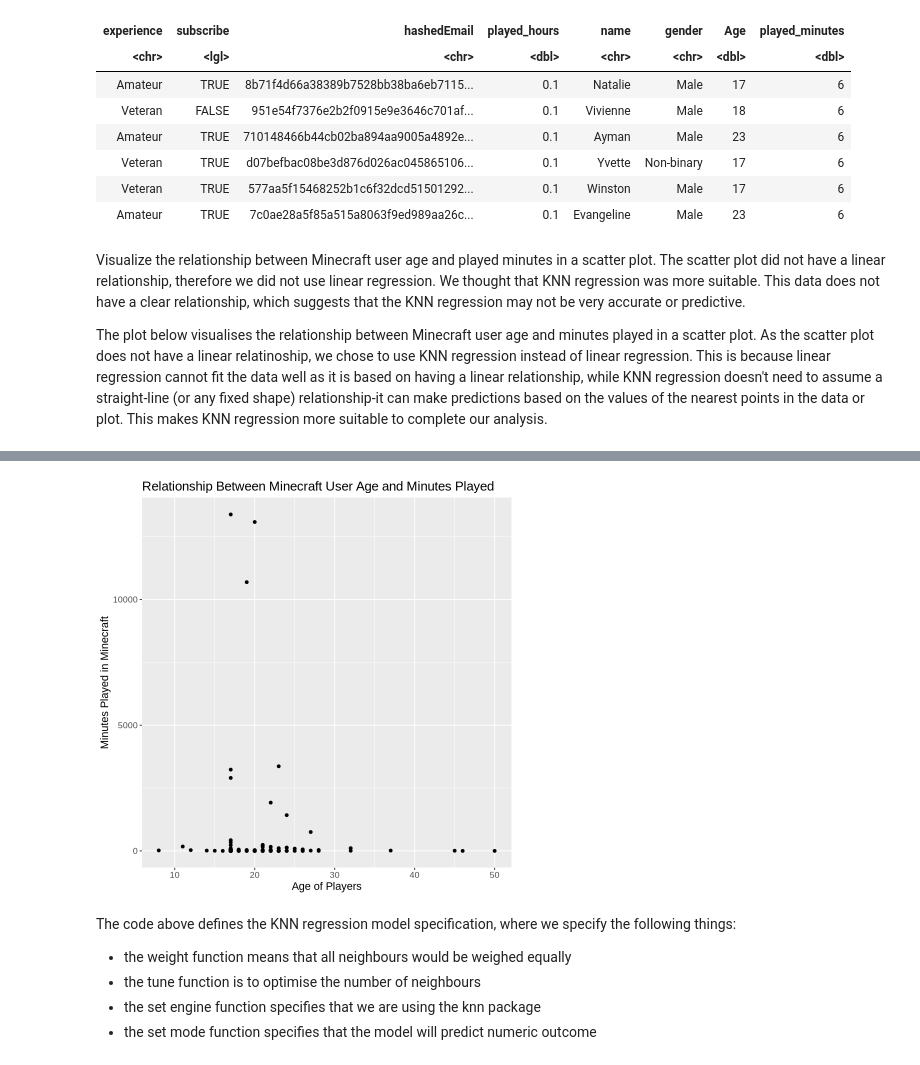
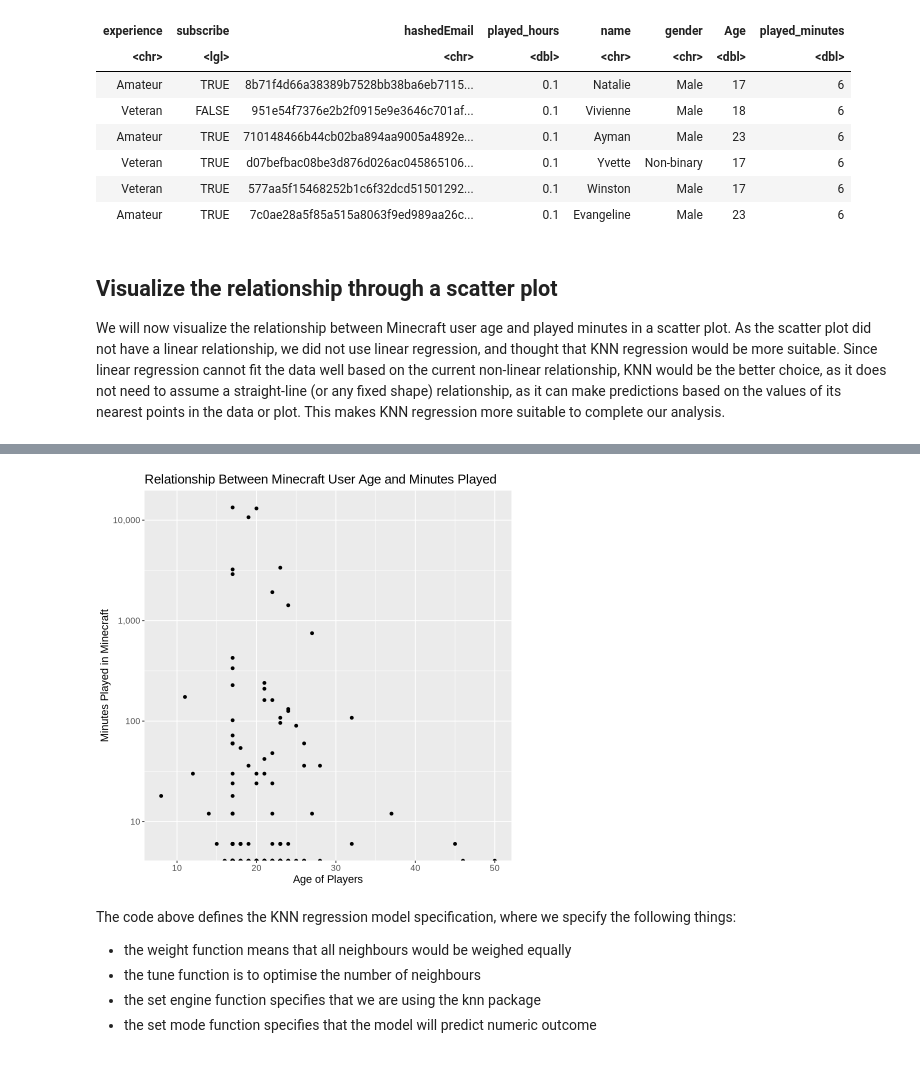
Before and after one commit to vghappy/minecraft_gameplay, a Jupyter notebook: Group Project.ipynb, the cells around one changed output, grey strips where cells are left out. Drawn from its saved outputs; the diff is of its cells as text; code cells hidden in the pictures.

Commit message:
Fixed the Kmin value, and grammar

```diff
--- a/Group Project.ipynb
+++ b/Group Project.ipynb
@@ -195,15 +177,16 @@ A tibble: 6 × 8
 | Veteran | TRUE | 577aa5f15468252b1c6f32dcd51501292... | 0.1 | Winston | Male | 17 | 6 |
 | Amateur | TRUE | 7c0ae28a5f85a515a8063f9ed989aa26c... | 0.1 | Evangeline | Male | 23 | 6 |
 # %% [markdown]
-Visualize the relationship between Minecraft user age and played minutes in a scatter plot. The scatter plot did not have a linear relationship, therefore we did not use linear regression. We thought that KNN regression was more suitable. This data does not have a clear relationship, which suggests that the KNN regression may not be very accurate or predictive.
+## Visualize the relationship through a scatter plot
 
-The plot below visualises the relationship between Minecraft user age and minutes played in a scatter plot. As the scatter plot does not have a linear relatinoship, we chose to use KNN regression instead of linear regression. This is because linear regression cannot fit the data well as it is based on having a linear relationship, while KNN regression doesn't need to assume a straight-line (or any fixed shape) relationship-it can make predictions based on the values of the nearest points in the data or plot. This makes KNN regression more suitable to complete our analysis.
+We will now visualize the relationship between Minecraft user age and played minutes in a scatter plot. As the scatter plot did not have a linear relationship, we did not use linear regression, and thought that KNN regression would be more suitable. Since linear regression cannot fit the data well based on the current non-linear relationship, KNN would be the better choice, as it does not need to assume a straight-line (or any fixed shape) relationship, as it can make predictions based on the values of its nearest points in the data or plot. This makes KNN regression more suitable to complete our analysis.
 # %%
 Minecraft_plot<- players_train|>
 ggplot(aes(x=Age, y=played_minutes))+
 geom_point()+
 xlab("Age of Players")+
 ylab("Minutes Played in Minecraft")+
+scale_y_log10(labels = label_comma()) +
 theme(text=element_text(size=13))+
 ggtitle("Relationship Between Minecraft User Age and Minutes Played")
 Minecraft_plot
@@ -211,4 +196,4 @@ Minecraft_plot
-[figure, old version]
+[figure, new version]
 # %%
 players_recipe<- recipe(played_minutes~ Age, data=players_train)|>
 step_scale(all_predictors())|>
```
Also changed, not shown: parts of 11 cells of this notebook.
